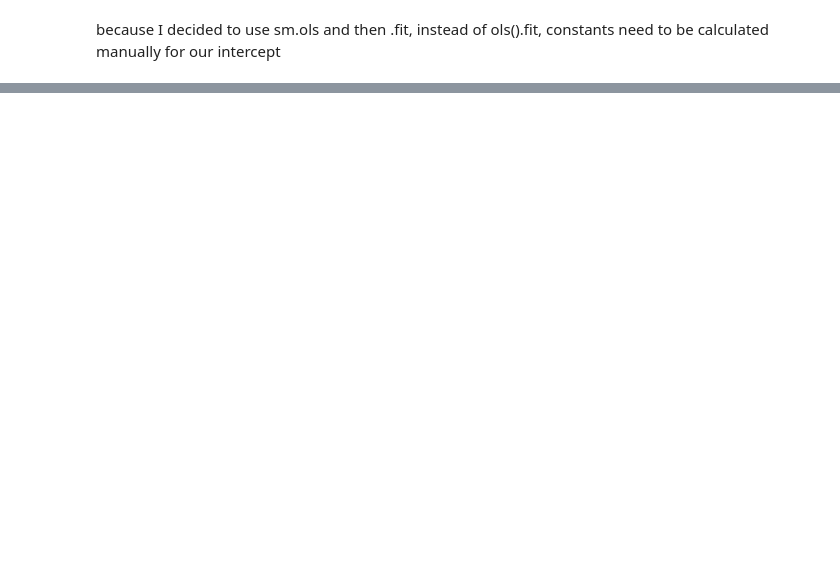
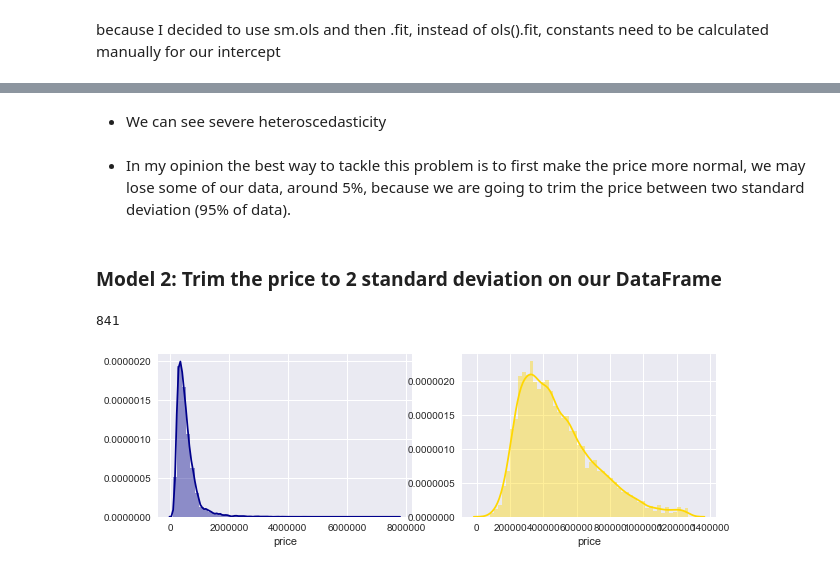
Before and after one commit to alimahzoon/King-County-House-Sales, a Jupyter notebook: Models.ipynb, the cells around one changed output, grey strips where cells are left out. Saved outputs shown, nothing was run; the diff lists cells and outputs as text; code cells hidden in the pictures; blank space fills up the shorter version.

```diff
--- a/Models.ipynb
+++ b/Models.ipynb
@@ -169,0 +277,21 @@ x_train
+# %% [markdown]
+* We can see severe heteroscedasticity
+# %% [markdown]
+* In my opinion the best way to tackle this problem is to first make the price more normal, we may lose some of our data, around 5%, because we are going to trim the price between two standard deviation (95% of data).
+# %% [markdown]
+### Model 2: Trim the price to 2 standard deviation on our DataFrame
+# %%
+df_trim_2st = df_fin_cat[(np.abs(stats.zscore(df_fin_cat.price)) < 2)]
+# %%
+#we lost 841 rows of data to have a better model
+print(len(df_fin_cat)-len(df_trim_2st))
+# %% [output]
+841
+# %%
+#we can see the shape of the price before and after the trim, which is quite normal
+#now we can check our model on prices between two standard deviation
+fig, axes = plt.subplots(nrows=1, ncols=2,figsize=(10,3))
+sns.distplot(df_fin_cat.price, color='darkblue', ax=axes[0])
+sns.distplot(df_trim_2st.price, color='gold', ax=axes[1]);
+# %% [output]
+[figure, added]
```
Also changed, not shown: parts of 99 cells of this notebook, 9 other files.
